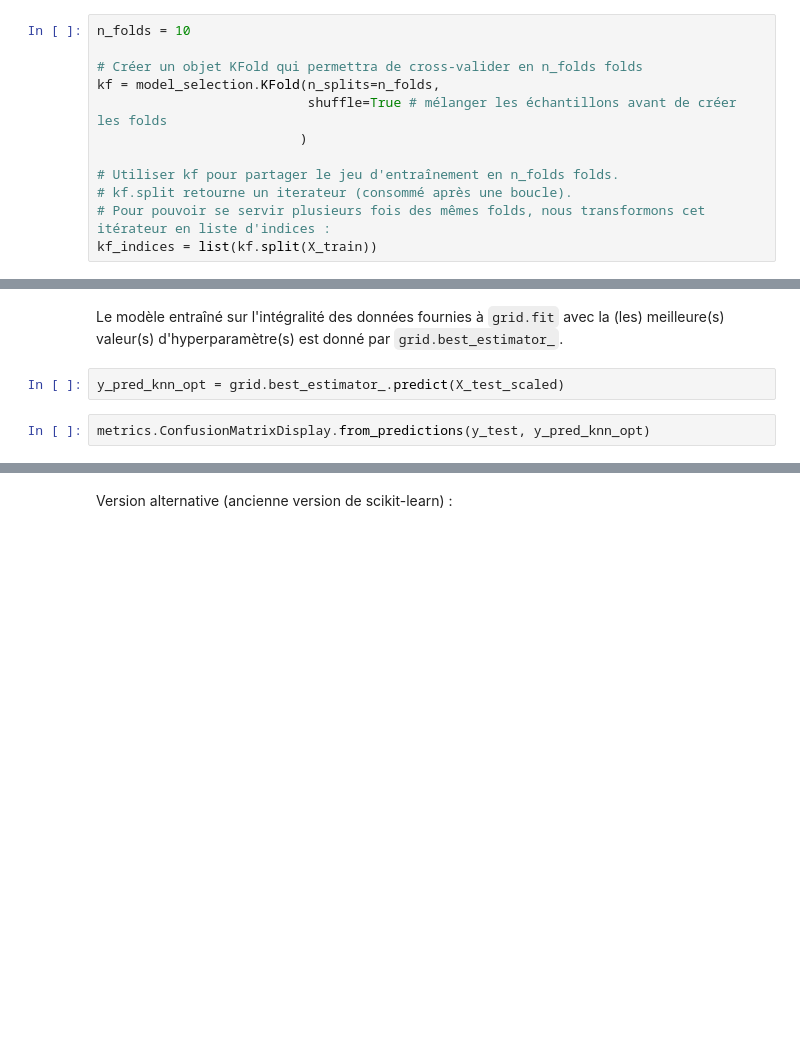
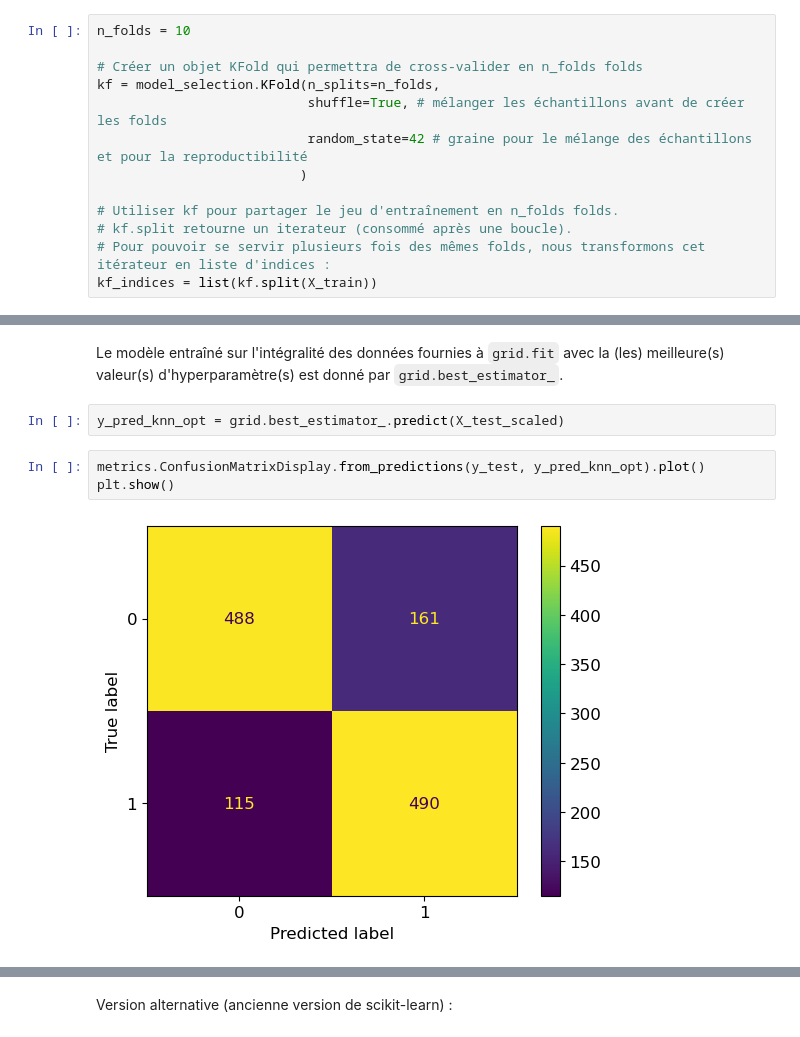
Before and after one commit to chagaz/cp-ia-intro-ml-2022, a Jupyter notebook: 2-Selection/2-Selection.ipynb, the cells around one changed output, grey strips where cells are left out. Saved outputs shown, nothing was run; the diff lists cells and outputs as text; blank space fills up the shorter version.

```diff
--- a/2-Selection/2-Selection.ipynb
+++ b/2-Selection/2-Selection.ipynb
@@ -161,7 +229,8 @@ n_folds = 10
 
 # Créer un objet KFold qui permettra de cross-valider en n_folds folds
 kf = model_selection.KFold(n_splits=n_folds,
-                           shuffle=True # mélanger les échantillons avant de créer les folds
+                           shuffle=True, # mélanger les échantillons avant de créer les folds
+                           random_state=42 # graine pour le mélange des échantillons et pour la reproductibilité
                           )
 
 # Utiliser kf pour partager le jeu d'entraînement en n_folds folds.
@@ -236,4 +346,7 @@ Le modèle entraîné sur l'intégralité des données fournies à `grid.fit` av
 # %%
 y_pred_knn_opt = grid.best_estimator_.predict(X_test_scaled)
 # %%
-metrics.ConfusionMatrixDisplay.from_predictions(y_test, y_pred_knn_opt)
+metrics.ConfusionMatrixDisplay.from_predictions(y_test, y_pred_knn_opt).plot()
+plt.show()
+# %% [output]
+[figure, added]
```
Also changed, not shown: parts of 68 cells of this notebook, 3 other files.
